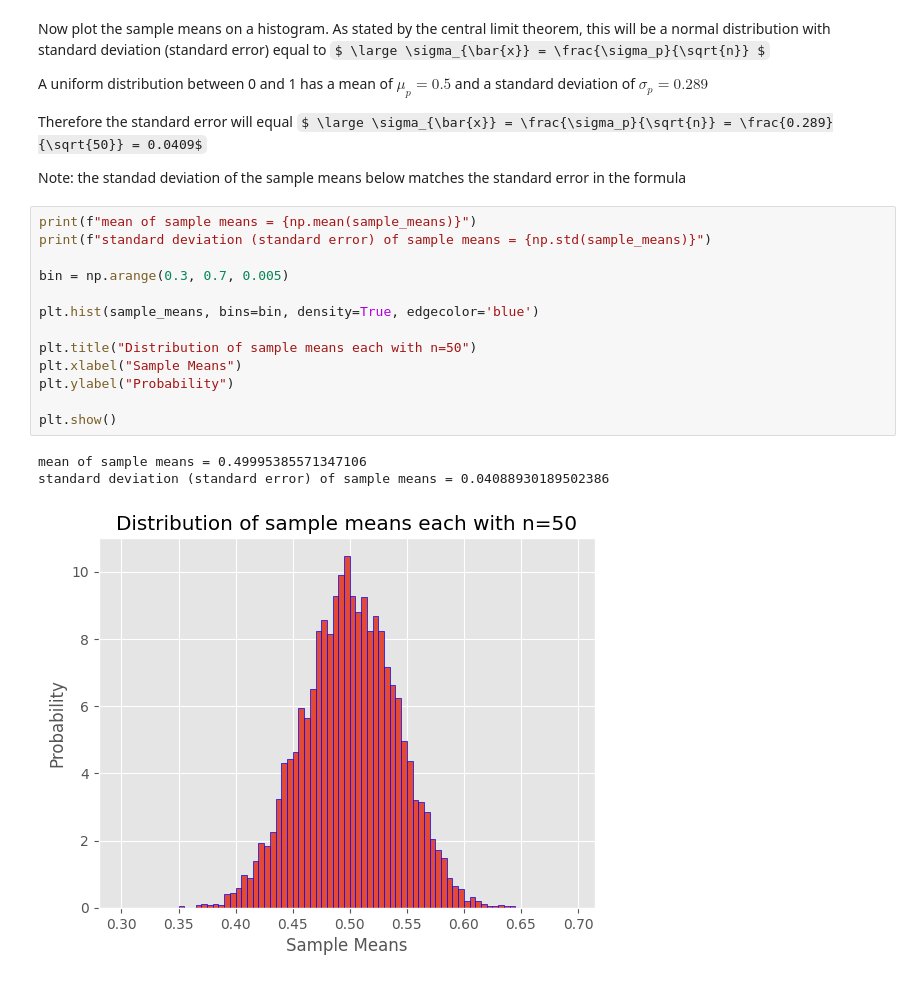
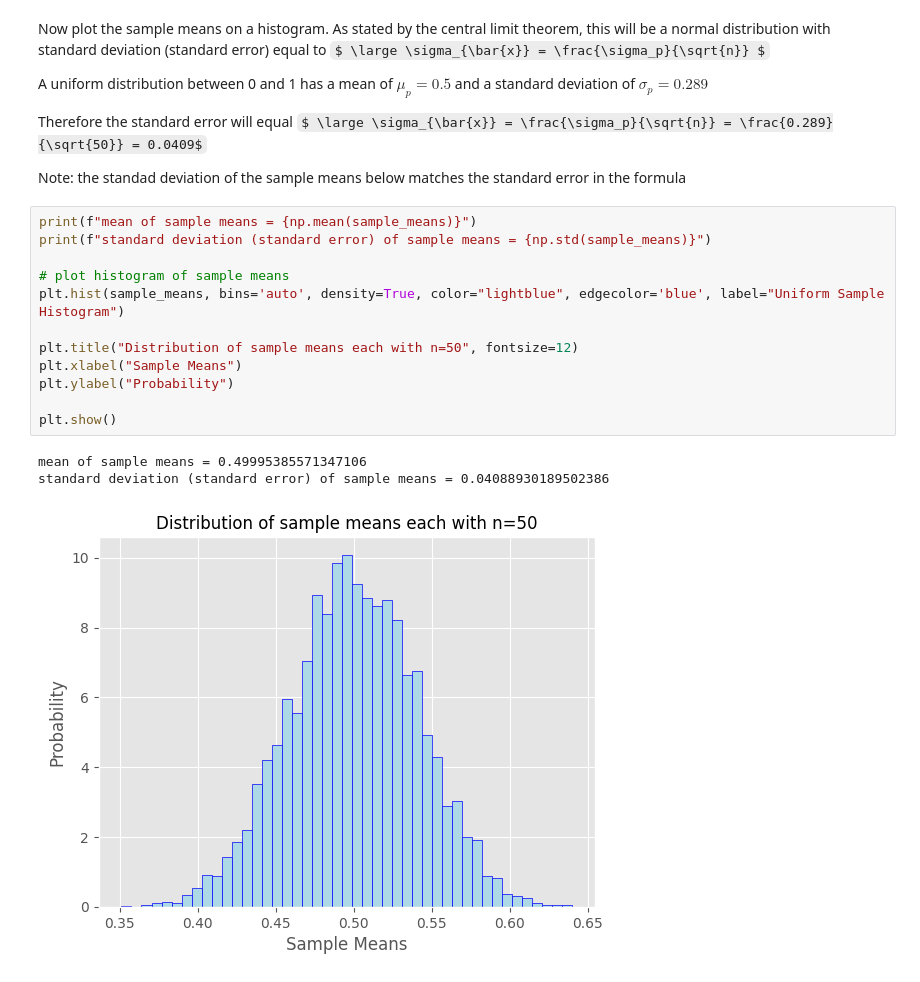
Before and after one commit to samtaba/Statistics, a Jupyter notebook: Central_Limit_Theorem.ipynb, the cells around one changed output. Saved outputs shown, nothing was run; the diff lists cells and outputs as text; some formulas as TeX source.

```diff
--- a/Central_Limit_Theorem.ipynb
+++ b/Central_Limit_Theorem.ipynb
@@ -167,18 +167,17 @@ Note: the standad deviation of the sample means below matches the standard error
 # %%
 print(f"mean of sample means = {np.mean(sample_means)}")
 print(f"standard deviation (standard error) of sample means = {np.std(sample_means)}")
 
-bin = np.arange(0.3, 0.7, 0.005)
+# plot histogram of sample means
+plt.hist(sample_means, bins='auto', density=True, color="lightblue", edgecolor='blue', label="Uniform Sample Histogram")
 
-plt.hist(sample_means, bins=bin, density=True, edgecolor='blue')
-
-plt.title("Distribution of sample means each with n=50")
+plt.title("Distribution of sample means each with n=50", fontsize=12)
 plt.xlabel("Sample Means")
 plt.ylabel("Probability")
 
 plt.show()
 # %% [output]
 mean of sample means = 0.49995385571347106
 standard deviation (standard error) of sample means = 0.04088930189502386
-[figure, old version]
+[figure, new version]
 # %% [markdown]
```
Also changed, not shown: parts of 3 cells of this notebook.
